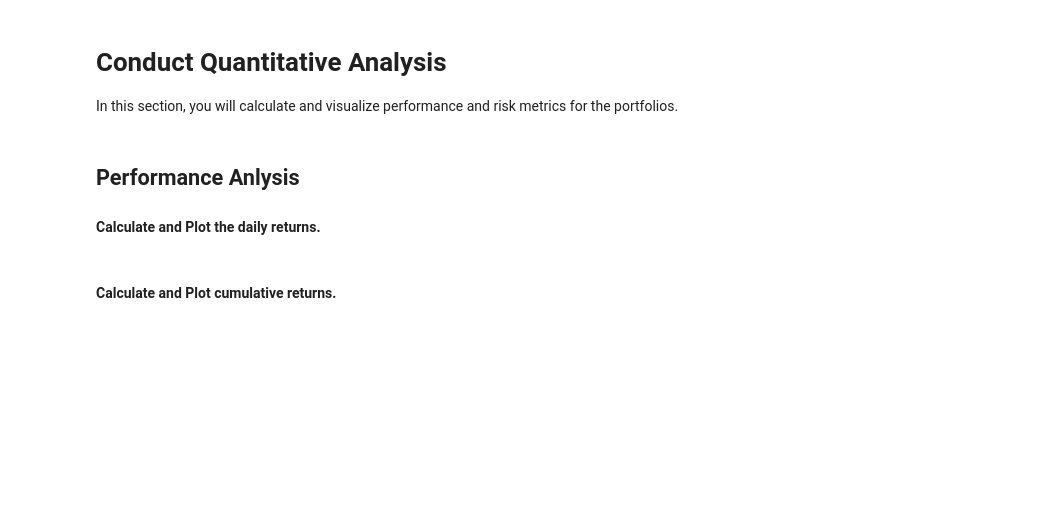
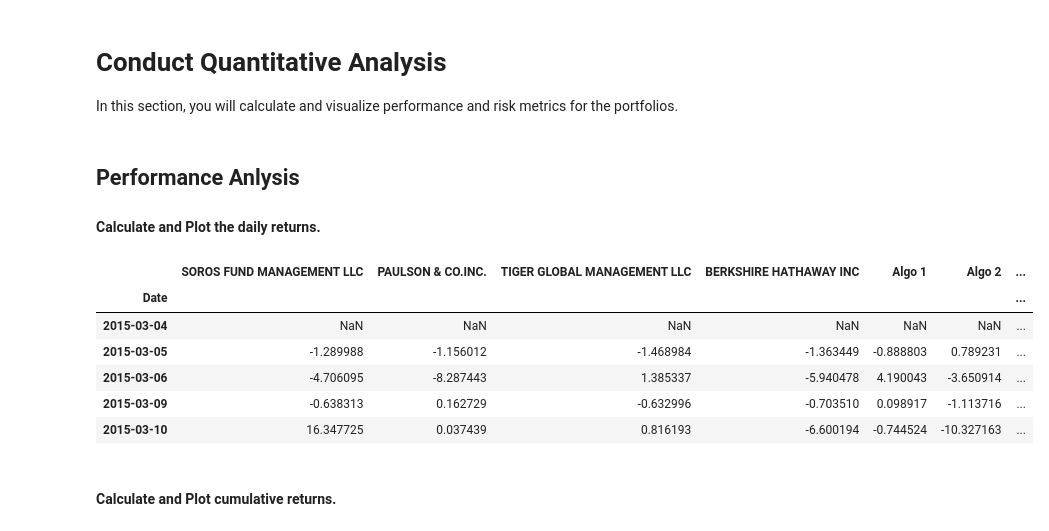
Before and after one commit to matthouk/UWFT-PandasHW, a Jupyter notebook: Starter_Code/whale_analysis-Copy1.ipynb, the cells around one changed output. Saved outputs shown, nothing was run; the diff lists cells and outputs as text; code cells hidden in the pictures; blank space fills up the shorter version.

```diff
--- a/Starter_Code/whale_analysis.ipynb
+++ b/Starter_Code/whale_analysis-Copy1.ipynb
@@ -140,6 +240,18 @@ In this section, you will calculate and visualize performance and risk metrics f
 #### Calculate and Plot the daily returns.
 # %%
 # Plot daily returns of all portfolios
+
+allcombined = combined.pct_change()
+
+allcombined.head()
+# %% [output]
+|  | SOROS FUND MANAGEMENT LLC | PAULSON & CO.INC. | TIGER GLOBAL MANAGEMENT LLC | BERKSHIRE HATHAWAY INC | Algo 1 | Algo 2 | ... |
+| Date |  |  |  |  |  |  | ... |
+| 2015-03-04 | NaN | NaN | NaN | NaN | NaN | NaN | ... |
+| 2015-03-05 | -1.289988 | -1.156012 | -1.468984 | -1.363449 | -0.888803 | 0.789231 | ... |
+| 2015-03-06 | -4.706095 | -8.287443 | 1.385337 | -5.940478 | 4.190043 | -3.650914 | ... |
+| 2015-03-09 | -0.638313 | 0.162729 | -0.632996 | -0.703510 | 0.098917 | -1.113716 | ... |
+| 2015-03-10 | 16.347725 | 0.037439 | 0.816193 | -6.600194 | -0.744524 | -10.327163 | ... |
 # %% [markdown]
 #### Calculate and Plot cumulative returns.
 # %%
```
Also changed, not shown: parts of 12 cells of this notebook, 4 other files.
